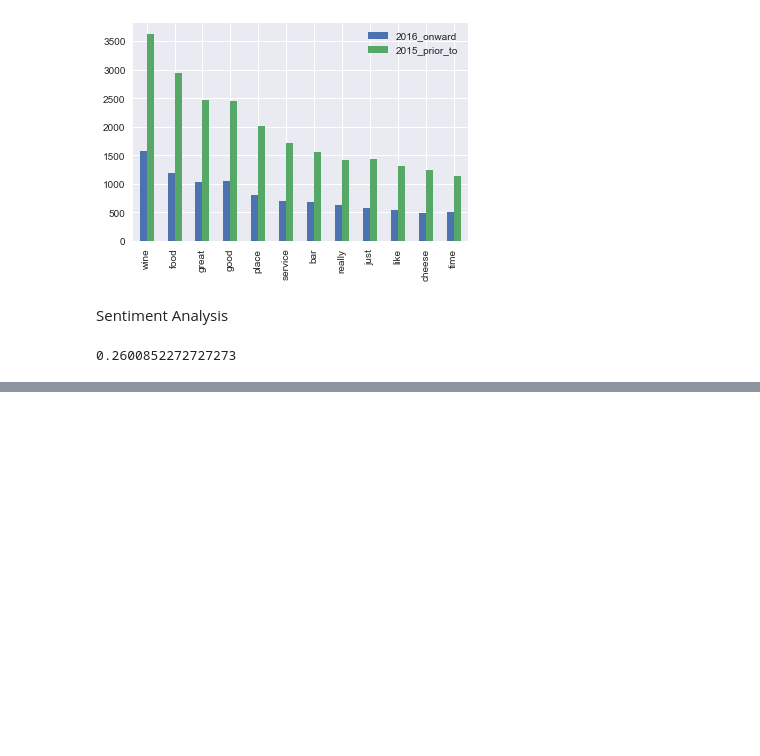
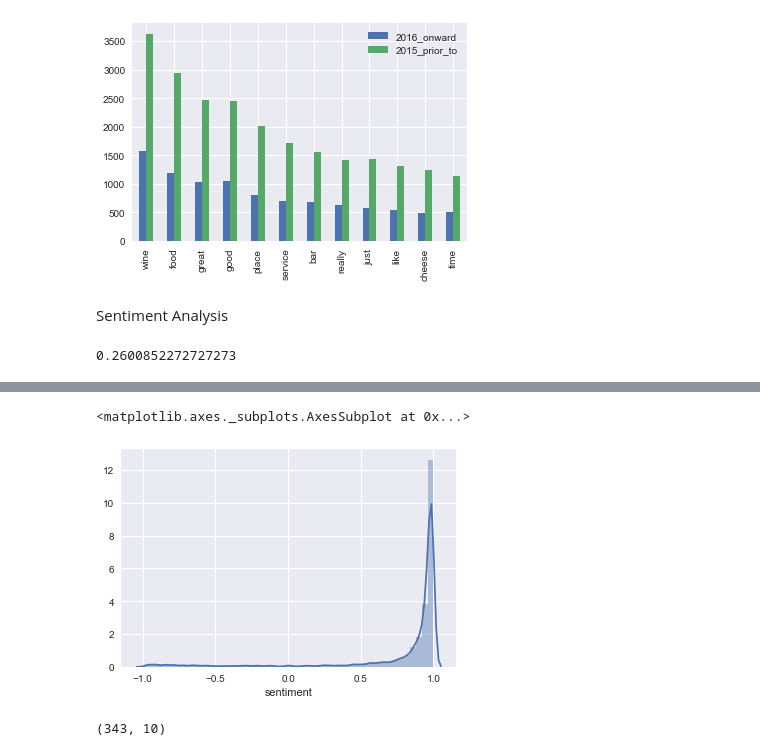
Before and after one commit to jerzeyguy384/nlpsideproject, a Jupyter notebook: yelp-dc-wine-analysis.ipynb, the cells around one changed output, grey strips where cells are left out. Saved outputs shown, nothing was run; the diff lists cells and outputs as text; code cells hidden in the pictures; blank space fills up the shorter version.

Commit message:
updated with sentiment analysis

```diff
--- a/yelp-dc-wine-analysis.ipynb
+++ b/yelp-dc-wine-analysis.ipynb
@@ -1090,0 +1164,2 @@ plt.show()
+# %%
+vs = analyzer.polarity_scores(wine.review[0])
@@ -1090,0 +1170,4 @@ plt.show()
+# %%
+def get_sentiment(text):
+    vs = analyzer.polarity_scores(text)
+    return vs['compound']
@@ -1090,0 +1178,10 @@ plt.show()
+# %%
+# method one
+sent_list = []
+for x in wine.review:
+    sent_list.append(get_sentiment(x))
+
+wine['sentiment'] = sent_list
+# %%
+# method two: apply functions
+wine['sentiment'] = wine.review.apply(get_sentiment)
@@ -1090,0 +1200,9 @@ plt.show()
+# %%
+sns.distplot(wine.sentiment)
+# %% [output]
+<matplotlib.axes._subplots.AxesSubplot at 0x...>
+[figure, added]
+# %%
+wine[wine.sentiment < 0].shape
+# %% [output]
+(343, 10)
```
Also changed, not shown: parts of 41 cells of this notebook.
